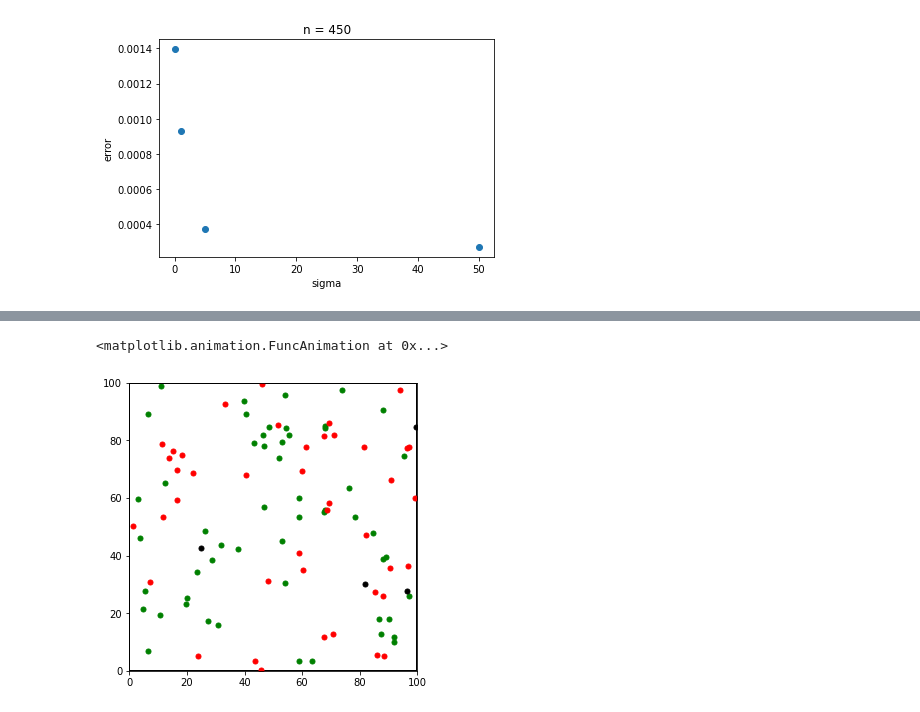
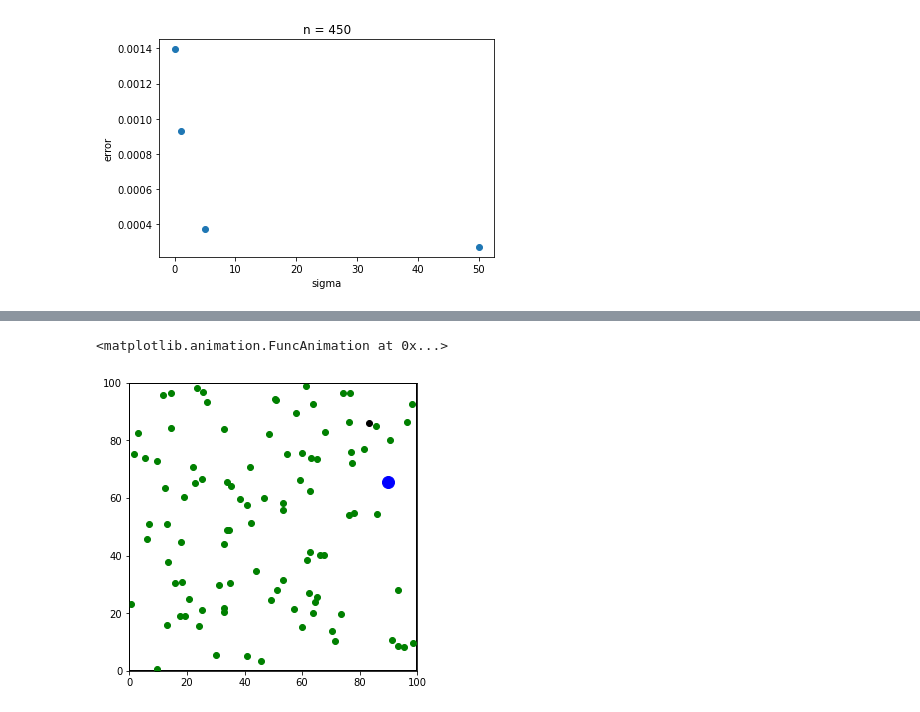
Before and after one commit to frankdfr96/Shared-Notebooks, a Jupyter notebook: ABM to ODE.ipynb, the cells around one changed output, grey strips where cells are left out. Saved outputs shown, nothing was run; the diff lists cells and outputs as text; code cells hidden in the pictures.

```diff
--- a/ABM to ODE.ipynb
+++ b/ABM to ODE.ipynb
@@ -176,15 +198,0 @@ The ODE results approximate the ABM results better and better for increasing $\s
-# %%
-#n = 50 varying sigma
-n = 50
-
-l = 100
-I0 = 2
-T = 100
-theta = 0.01
-mu = 0.005
-ci = lambda a1,a2: np.exp(-0.005*((a1.x - a2.x)**2 + (a1.y - a2.y)**2))
-
-sigmas = [0, 1, 5, 50]
-for sigma in sigmas:
-    beta = compute_beta(n,l,theta)
-    print_experiment(n, I0, l, theta, mu, sigma, ci, T, iterations, *run_experiment(n, I0, l, theta, mu, sigma, ci, T, iterations,beta))
@@ -261,4 +247,6 @@ This might be explainable by the effect of $n$ on clustering. For very low $n$,
 # %%
+# Running simulations and calculating error
+
 ns = [j*50 for j in range(1, 10)]
 error = np.zeros((len(ns), len(sigmas)))
 T = 500
@@ -268,10 +256,3 @@ for counter1, sigma in enumerate(sigmas):
         beta = compute_beta(n,l,theta)
         s, i, r, s0, i0, r0, _ = run_experiment(n, I0, l, theta, mu, sigma, ci, T, iterations, beta)
         error[counter, counter1] = sum((i0 - i)**2 + (s0 - s)**2 + (r0 - r)**2)/(3*T)
-
-    plt.figure()
-    plt.title("sigma = {}".format(sigma))
-    plt.scatter(ns, error[:, counter1])
-    plt.xlabel("n")
-    plt.ylabel("error")
-    plt.show()
@@ -301,9 +337,12 @@ for counter, n in enumerate(ns):
 # %%
 %matplotlib inline
-sigma = 3
+sigma = 2
 n = 100
 l = 100
-abm = ABM(n, I0, l, theta, mu, sigma, ci)
+special = [0] # SET THIS TO [0], or some nonempty list of agent indices, to observe specific agents (in blue),
+gamma = 0.5  #  ex. to observe mean reversion set special = [0] and gamma = 1 (or some other nonzero value)
+T = 500
+abm = ABM(n, I0, l, theta, mu, sigma, ci, gamma)
 fig = plt.figure()
 fig.subplots_adjust(left=0, right=1, bottom=0, top=1)
 ax = fig.add_subplot(111, aspect='equal', autoscale_on=False,
@@ -312,6 +351,7 @@ ax = fig.add_subplot(111, aspect='equal', autoscale_on=False,
 agents_S, = ax.plot([], [], 'go', ms=6)
 agents_I, = ax.plot([], [], 'ro', ms=6)
 agents_R, = ax.plot([], [], 'ko', ms = 6)
+agents_special, = ax.plot([], [], 'bo', ms = 12)
 
 # rect is the box edge
 rect = plt.Rectangle([0,0],l, l,
@@ -330,36 +370,39 @@ def init():
 def animate(i):
     """perform animation step"""
     global abm, rect, ax, fig
     abm.update()
 
     # update pieces of the animation
     rect.set_edgecolor('k')
     pos_S = abm.get_pos(S)
     pos_I = abm.get_pos(I)
     pos_R = abm.get_pos(R)
+    pos_special = np.zeros((len(special), 2))
     if pos_S.size > 0:
         agents_S.set_data(pos_S[:, 0], pos_S[:, 1])
-        agents_S.set_markersize(5)
     else:
         agents_S.set_data([], [])
     if pos_I.size > 0:
         agents_I.set_data(pos_I[:, 0], pos_I[:, 1])
-        agents_I.set_markersize(5)
     else:
         agents_I.set_data([], [])
     if pos_R.size > 0:
         agents_R.set_data(pos_R[:, 0], pos_R[:, 1])
-        agents_R.set_markersize(5)
     else:
         agents_R.set_data([], [])
+    for i in special:
+        a = abm.agents[i]
+        pos_special[i, 0] = a.x
+        pos_special[i, 1] = a.y
+    agents_special.set_data(pos_special[:, 0], pos_special[:, 1])
     return agents_S, agents_I, agents_R, rect
 
-anim = animation.FuncAnimation(fig, animate, frames=100,
-                              interval=250, blit=True, init_func=init)
+anim = animation.FuncAnimation(fig, animate, frames=T,
+                              interval=500, blit=True, init_func=init)
 
 
 rc('animation', html='html5')
 anim
 # %% [output]
 <matplotlib.animation.FuncAnimation at 0x...>
-[figure, old version]
+[figure, new version]
```
Also changed, not shown: parts of 19 cells of this notebook.
